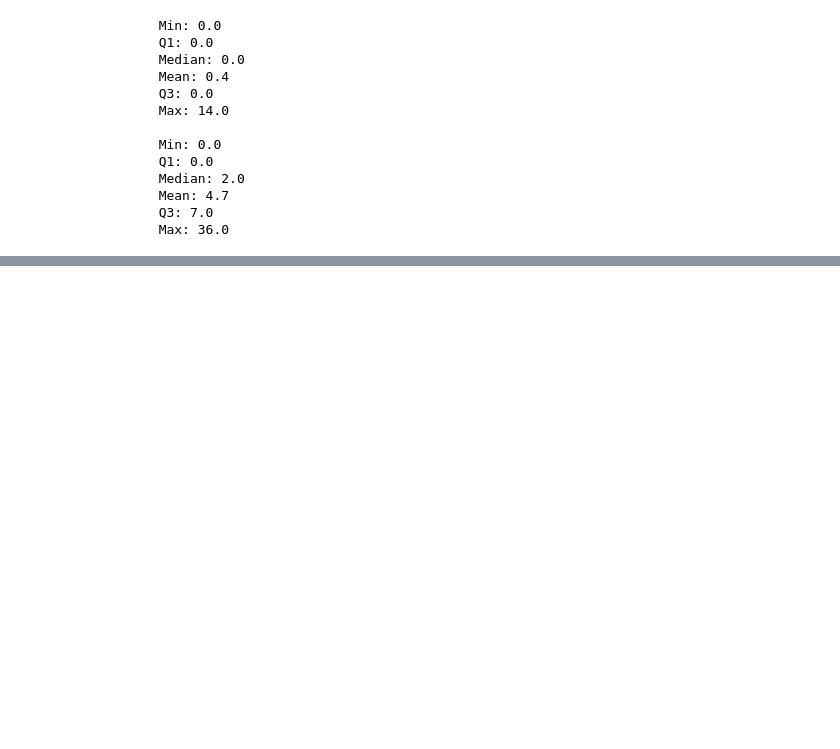
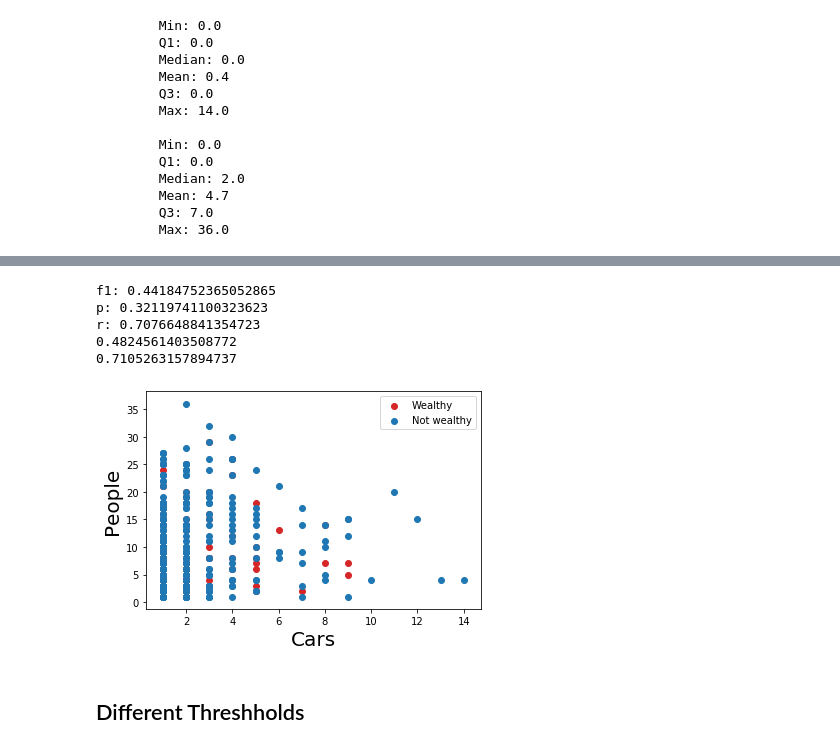
Before and after one commit to ivaroli/DataInTheWild, a Jupyter notebook: Analysis/Classifiers and Regression.ipynb, the cells around one changed output, grey strips where cells are left out. Drawn from its saved outputs; the diff is of its cells as text; code cells hidden in the pictures; blank space fills up the shorter version.

```diff
--- a/Analysis/Classifiers and Regression.ipynb
+++ b/Analysis/Classifiers and Regression.ipynb
@@ -205,0 +244,27 @@ AttributeError: 'AxesSubplot' object has no attribute 'xlabels'
+# %%
+objects=pd.DataFrame(list(zip(objects["NumCars"],objects["NumPeople"],wealthy)))
+objects.columns =['NumCars', 'NumPeople', 'Wealthy']
+def splitter(obje):
+    obj=[]
+    obj.append(obje[(obje["NumCars"]<6) & (obje["NumPeople"]<6)])
+    obj.append(obje[(obje["NumCars"]<6) & (obje["NumPeople"]>5) & (obje["NumPeople"]<11)])
+    obj.append(obje[(obje["NumCars"]<6) & (obje["NumPeople"]>10) & (obje["NumPeople"]<15)])
+    obj.append(obje[(obje["NumCars"]>5) & (obje["NumCars"]<11) & (obje["NumPeople"]<6)])
+    obj.append(obje[(obje["NumCars"]>5) & (obje["NumCars"]<11) & (obje["NumPeople"]>5) & (obje["NumPeople"]<11)])
+    obj.append(obje[(obje["NumCars"]>5) & (obje["NumCars"]<11) & (obje["NumPeople"]>10) & (obje["NumPeople"]<15)])
+    obj.append(obje[(obje["NumCars"]>10) & (obje["NumCars"]<16) & (obje["NumPeople"]<6)])
+    obj.append(obje[(obje["NumCars"]>10) & (obje["NumCars"]<16) & (obje["NumPeople"]>5) & (obje["NumPeople"]<11)])
+    obj.append(obje[(obje["NumCars"]>10) & (obje["NumCars"]<16) & (obje["NumPeople"]>10) & (obje["NumPeople"]<15)])
+    obj.append(obje[(obje["NumCars"]>15) & (obje["NumCars"]<21) & (obje["NumPeople"]<6)])
+    obj.append(obje[(obje["NumCars"]>15) & (obje["NumCars"]<21) & (obje["NumPeople"]>5) & (obje["NumPeople"]<11)])
+    obj.append(obje[(obje["NumCars"]>15) & (obje["NumCars"]<21) & (obje["NumPeople"]>10) & (obje["NumPeople"]<15)])
+    obj.append(obje[(obje["NumCars"]>20) & (obje["NumCars"]<26) & (obje["NumPeople"]<6)])
+    obj.append(obje[(obje["NumCars"]>20) & (obje["NumCars"]<26) & (obje["NumPeople"]>5) & (obje["NumPeople"]<11)])
+    obj.append(obje[(obje["NumCars"]>20) & (obje["NumCars"]<26) & (obje["NumPeople"]>10) & (obje["NumPeople"]<15)])
+    obj.append(obje[(obje["NumCars"]>25) & (obje["NumCars"]<31) & (obje["NumPeople"]<6)])
+    obj.append(obje[(obje["NumCars"]>25) & (obje["NumCars"]<31) & (obje["NumPeople"]>5) & (obje["NumPeople"]<11)])
+    obj.append(obje[(obje["NumCars"]>25) & (obje["NumCars"]<31) & (obje["NumPeople"]>10) & (obje["NumPeople"]<15)])
+    obj.append(obje[(obje["NumCars"]>30) & (obje["NumCars"]<37) & (obje["NumPeople"]<6)])
+    obj.append(obje[(obje["NumCars"]>30) & (obje["NumCars"]<37) & (obje["NumPeople"]>5) & (obje["NumPeople"]<11)])
+    obj.append(obje[(obje["NumCars"]>30) & (obje["NumCars"]<37) & (obje["NumPeople"]>10) & (obje["NumPeople"]<15)])
+    return obj
@@ -231,3 +309,8 @@ summ(objects["NumCars"])
         Mean: 4.7
         Q3: 7.0
         Max: 36.0
+# %%
+objects2=pd.DataFrame(list(zip(objects["NumCars"],objects["NumPeople"],wealthy)))
+objects2.columns =['NumCars', 'NumPeople', 'Wealthy']
+objects2=objects2.loc[(objects2["NumPeople"]!=0) | (objects2["NumCars"]!=0)]
+1-len(objects2)/len(objects)
@@ -233,0 +337,26 @@ summ(objects["NumCars"])
+# %%
+#Linear regression on registere capital, logistic and Linear Discriminant Analysis for classifiers
+X = objects2[["NumCars","NumPeople"]]
+Y = objects2["Wealthy"]
+mls(X,Y)
+# %% [output]
+f1: 0.44184752365052865
+p: 0.32119741100323623
+r: 0.7076648841354723
+0.4824561403508772
+0.7105263157894737
+# %%
+objects_w=objects2[objects2["Wealthy"]==1]
+objects_nw=objects2[objects2["Wealthy"]==0]
+# %%
+fig,ax=plt.subplots()
+ax.scatter(objects_w["NumPeople"],objects_w["NumCars"],c="tab:red",label="Wealthy")
+ax.scatter(objects_nw["NumPeople"],objects_nw["NumCars"],c="tab:blue",label="Not wealthy")
+ax.legend()
+ax.set_xlabel("Cars",size=20)
+ax.set_ylabel("People",size=20)
+plt.show()
+# %% [output]
+[figure, added]
+# %% [markdown]
+## Different Threshholds
```
Also changed, not shown: parts of 22 cells of this notebook.
